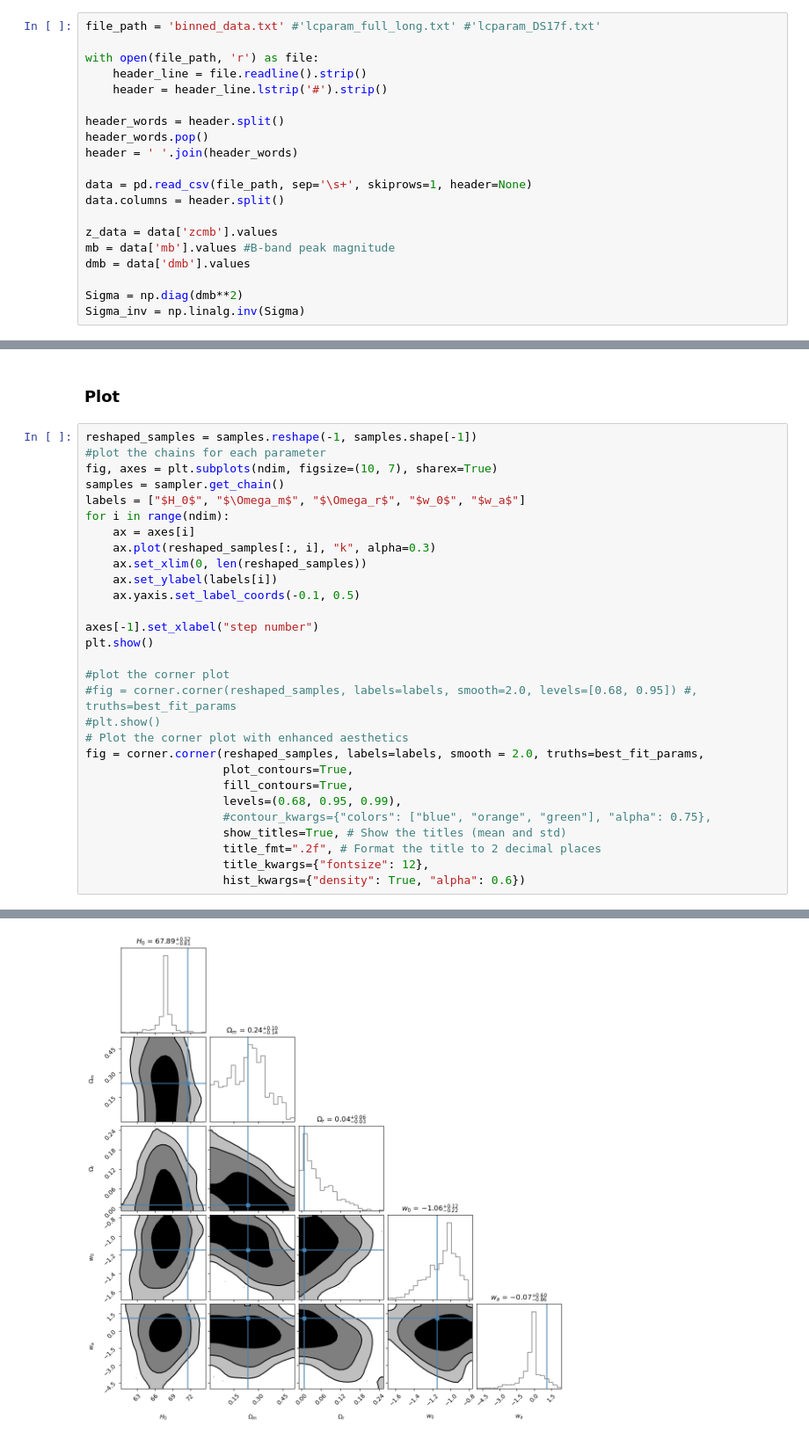
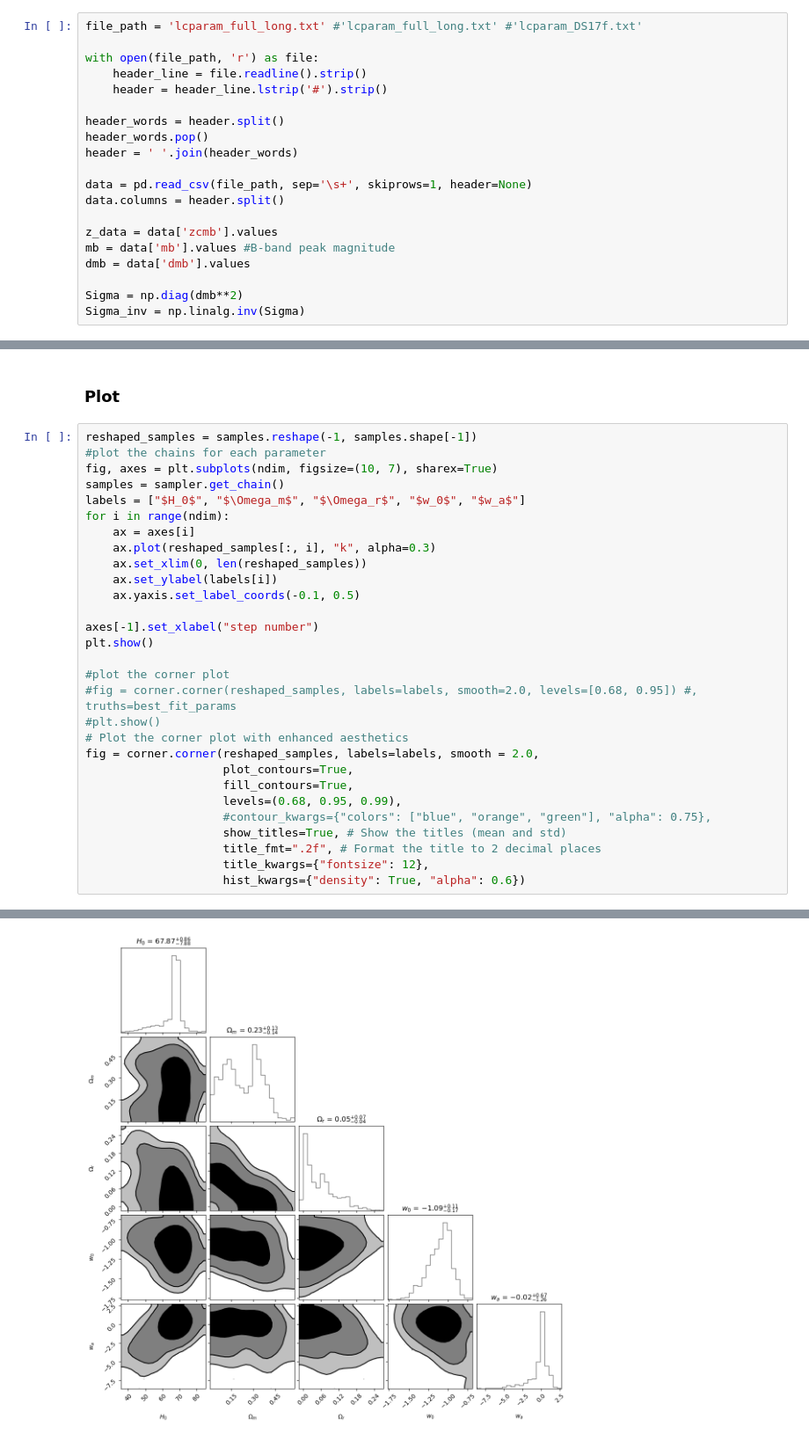
Before and after one commit to GenovaCosmology/AstroCosmoComputational, a Jupyter notebook: Students/AndreaGatti/Exam_Computazza/distances.ipynb, the cells around one changed output, grey strips where cells are left out. Shown at 88% size. Cells and saved outputs as stored; diff of their text form.

```diff
--- a/Students/AndreaGatti/Exam_Computazza/distances.ipynb
+++ b/Students/AndreaGatti/Exam_Computazza/distances.ipynb
@@ -131,7 +131,7 @@ def hubble_function_w0wa(z, Omega_m, Omega_r, Omega_k, Omega_lambda, w0, wa, H0)
 # %% [markdown]
 ### File
 # %%
-file_path = 'binned_data.txt' #'lcparam_full_long.txt' #'lcparam_DS17f.txt'
+file_path = 'lcparam_full_long.txt' #'lcparam_full_long.txt' #'lcparam_DS17f.txt'
 
 with open(file_path, 'r') as file:
     header_line = file.readline().strip()
@@ -436,7 +429,7 @@ plt.show()
 #fig = corner.corner(reshaped_samples, labels=labels, smooth=2.0, levels=[0.68, 0.95]) #, truths=best_fit_params
 #plt.show()
 # Plot the corner plot with enhanced aesthetics
-fig = corner.corner(reshaped_samples, labels=labels, smooth = 2.0, truths=best_fit_params,
+fig = corner.corner(reshaped_samples, labels=labels, smooth = 2.0,
                     plot_contours=True,
                     fill_contours=True,
                     levels=(0.68, 0.95, 0.99),
@@ -450,4 +443,4 @@ fig = corner.corner(reshaped_samples, labels=labels, smooth = 2.0, truths=best_f
-[figure, old version]
+[figure, new version]
 # %%
 #plot the best fit model
 best_fit_params_mcmc = np.mean(reshaped_samples, axis=0)
```
Also changed, not shown: parts of 7 cells of this notebook, 2 other files.
